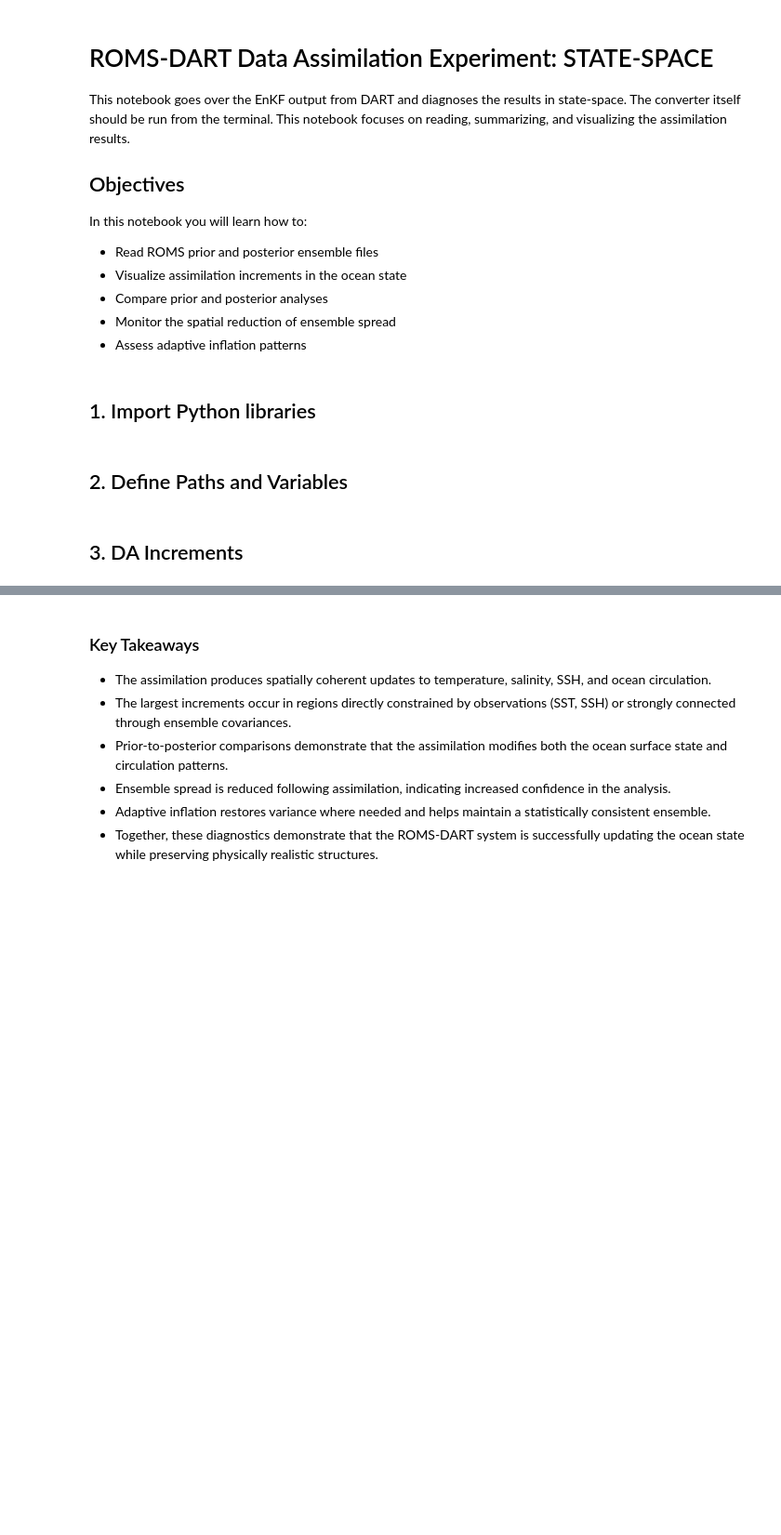
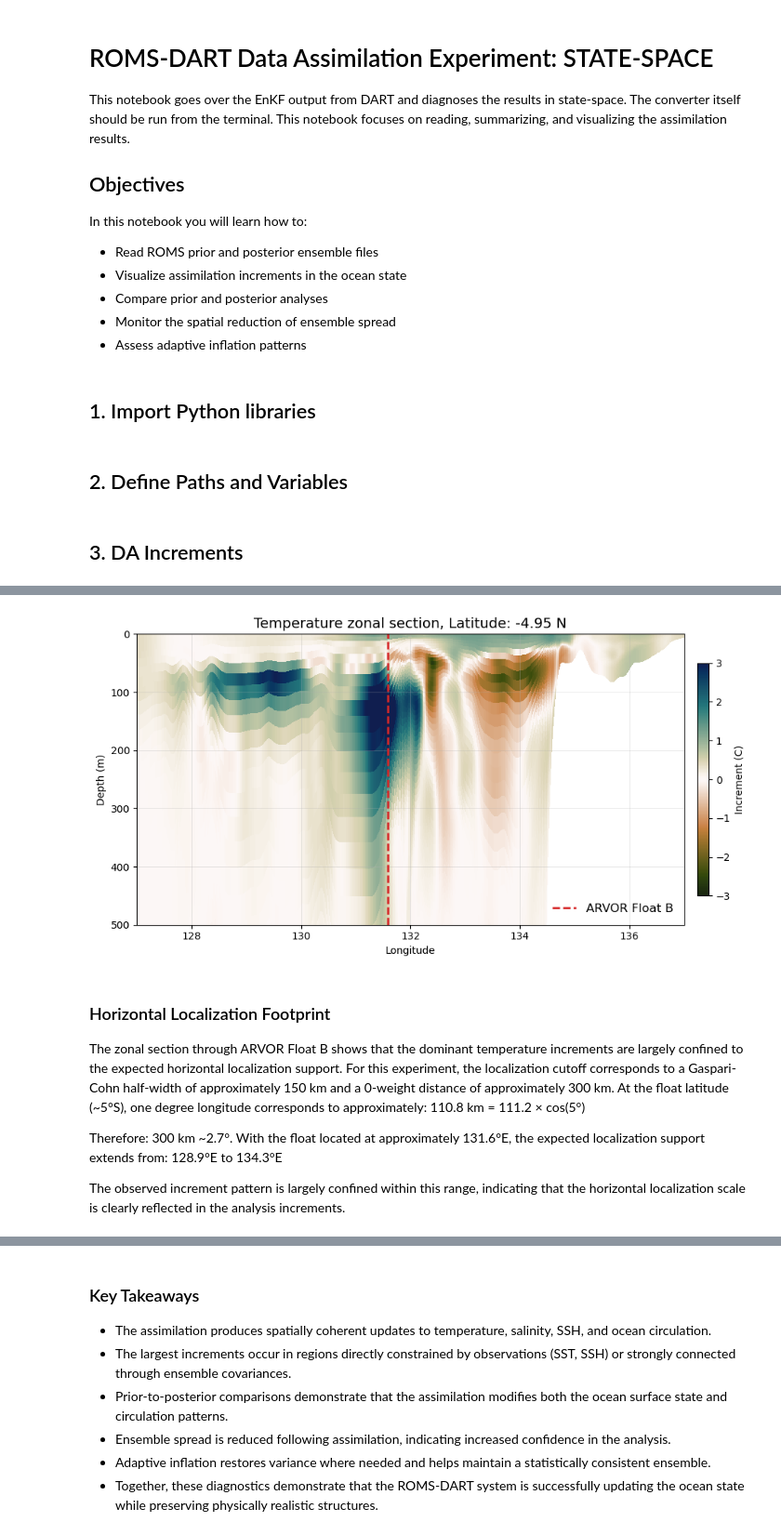
Before and after one commit to mgharamti/DART, a Jupyter notebook: notebooks/07_state_space_diags.ipynb, the cells around one changed output, grey strips where cells are left out. Shown at 93% size. Cells and saved outputs as stored; diff of their text form; code cells hidden in the pictures; blank space fills up the shorter version.

```diff
--- a/notebooks/07_state_space_diags.ipynb
+++ b/notebooks/07_state_space_diags.ipynb
@@ -455,34 +494,45 @@ ax.grid(True, linestyle='-', linewidth=0.5, alpha=0.4)
 ax.legend(loc='lower right', frameon=False, fontsize=12)
 
 ax.set_title(f"{Variables[xnum[k]]} zonal section, Latitude: {lat_s:.2f} N", fontsize=14)
 plt.colorbar(pcm, ax=ax, label=f"Increment ({state[field[xnum[k]]]['unit']})", shrink=0.8, pad= 0.02)
 
-float_lon_model = float(lon.isel(eta_rho=ref_eta[k], xi_rho=ref_xi[k]))
+float_lon_model = float(lon.isel(eta_rho=ref_eta[k], xi_rho=10))
 
 ax.axvline(
     float_lon_model,
     color='tab:red',
     linestyle='--',
     lw=2,
     label=float_lab[k]
 )
 
 plt.tight_layout()
 
 # plt.savefig('temp_inc_zonal_inc.png', dpi=300, bbox_inches='tight')
 plt.show()
 
 display(Markdown(
     """### Horizontal Localization Footprint
 
 The zonal section through ARVOR Float B shows that the dominant temperature increments are largely confined to the expected horizontal localization support.
 For this experiment, the localization cutoff corresponds to a Gaspari-Cohn half-width of approximately 150 km and a 0-weight distance of approximately 300 km.
 At the float latitude (~5°S), one degree longitude corresponds to approximately: 110.8 km = 111.2 × cos(5°)
 
 Therefore: 300 km ~2.7°. With the float located at approximately 131.6°E, the expected localization support extends from: 128.9°E to 134.3°E
 
 The observed increment pattern is largely confined within this range, indicating that the horizontal localization scale is clearly reflected in the analysis increments.
 """))
+# %% [output]
+[figure, added]
+### Horizontal Localization Footprint
+
+The zonal section through ARVOR Float B shows that the dominant temperature increments are largely confined to the expected horizontal localization support.
+For this experiment, the localization cutoff corresponds to a Gaspari-Cohn half-width of approximately 150 km and a 0-weight distance of approximately 300 km.
+At the float latitude (~5°S), one degree longitude corresponds to approximately: 110.8 km = 111.2 × cos(5°)
+
+Therefore: 300 km ~2.7°. With the float located at approximately 131.6°E, the expected localization support extends from: 128.9°E to 134.3°E
+
+The observed increment pattern is largely confined within this range, indicating that the horizontal localization scale is clearly reflected in the analysis increments.
 # %%
 # Spread Reduction
 run   = 'exp1'
```
Also changed, not shown: parts of 6 cells of this notebook, 7 other files.
